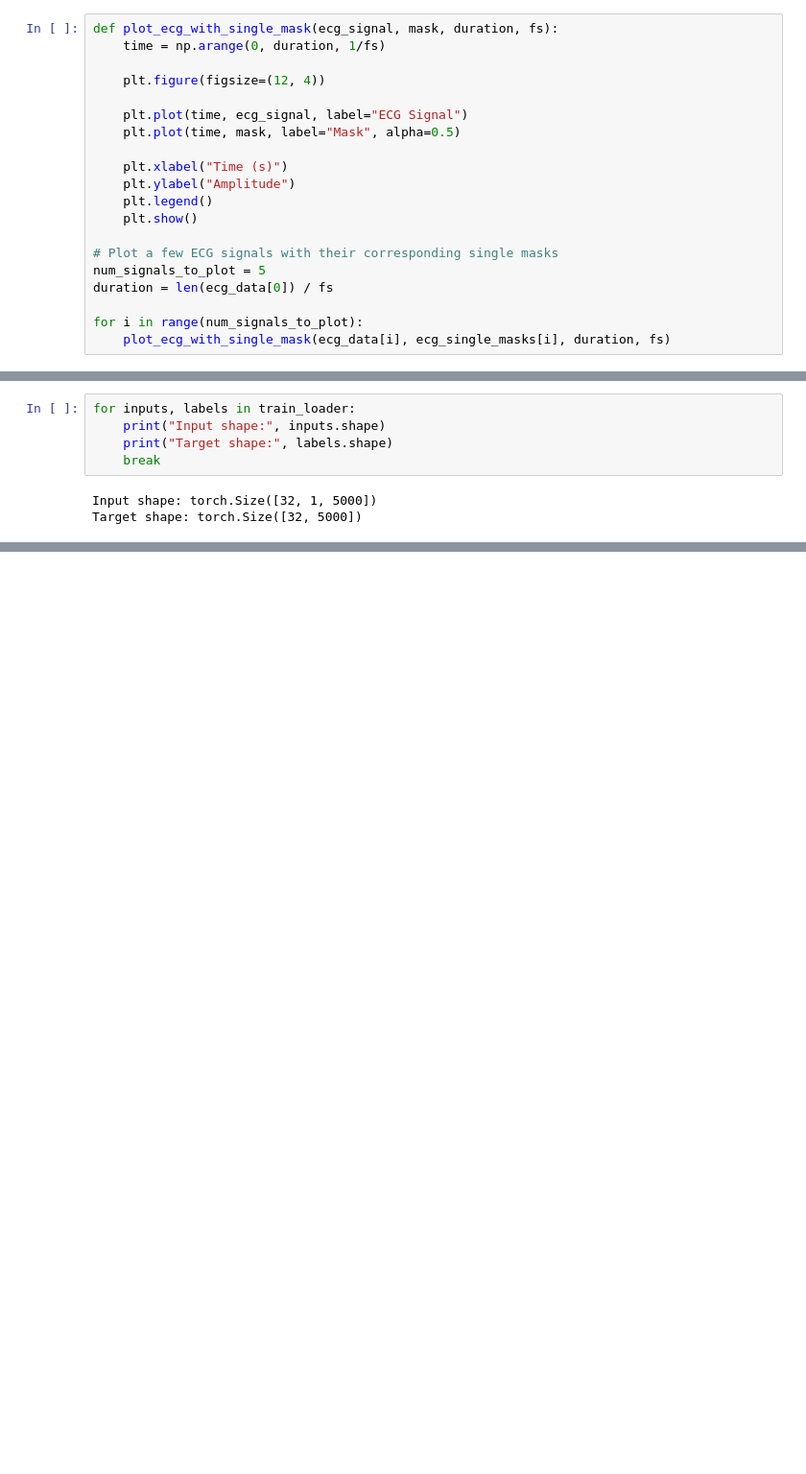
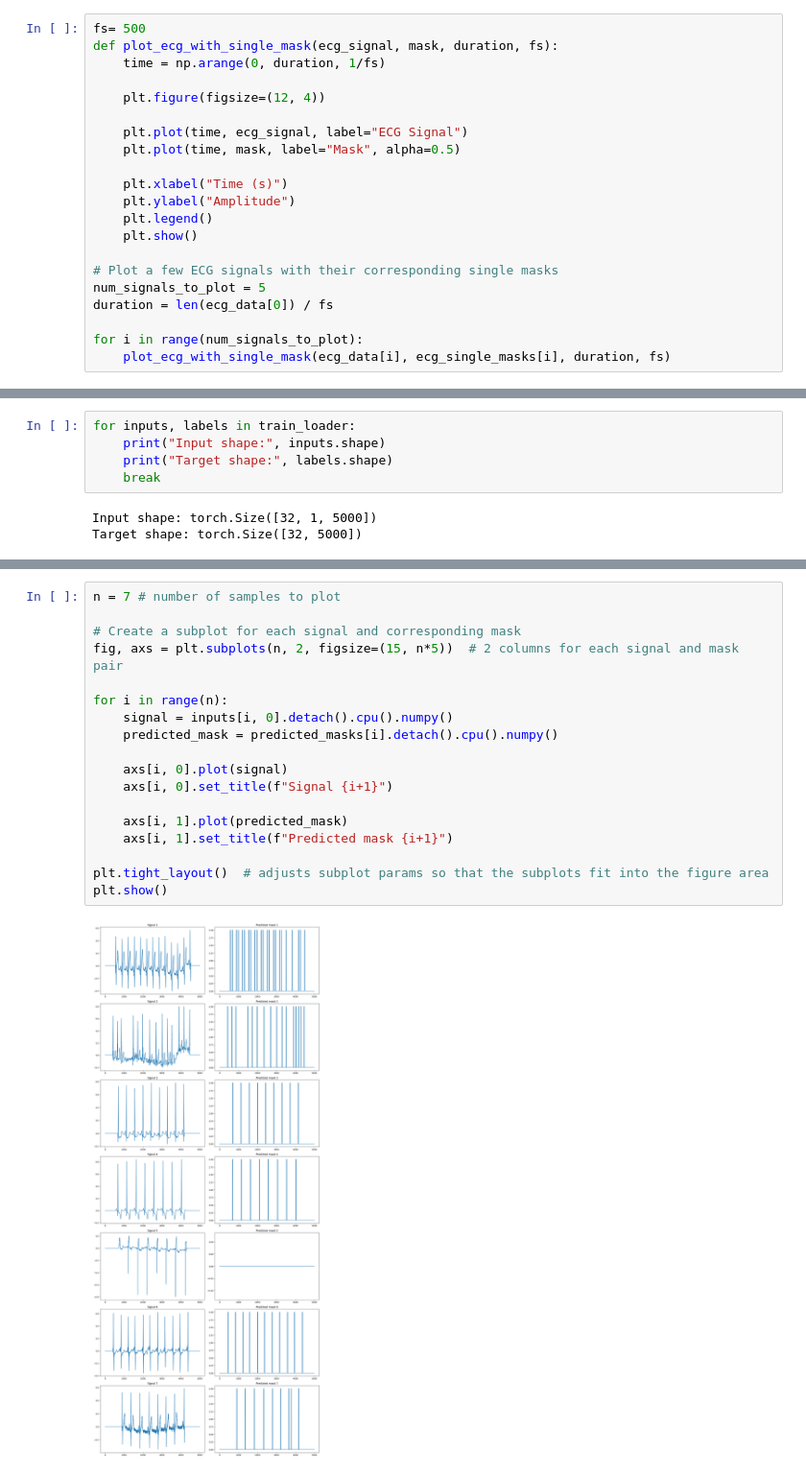
Before and after one commit to amanbs/ECG-Segmentation, a Jupyter notebook: Unet-LUDB.ipynb, the cells around one changed output, grey strips where cells are left out. Shown at 96% size. Cells and saved outputs as stored; diff of their text form; blank space fills up the shorter version.

```diff
--- a/Unet-LUDB.ipynb
+++ b/Unet-LUDB.ipynb
@@ -60,6 +58,7 @@ def create_single_mask(annotation, sig_len):
 
 ecg_single_masks = [create_single_mask(ann, len(sig)) for sig, ann in zip(ecg_data, ecg_annotations)]
 # %%
+fs= 500
 def plot_ecg_with_single_mask(ecg_signal, mask, duration, fs):
     time = np.arange(0, duration, 1/fs)
 
@@ -480,0 +524,20 @@ Predicted output: tensor([[ 1.7343,  2.3917,  2.4649,  ...,  2.2746,  1.9534,  1
+# %%
+n = 7 # number of samples to plot
+
+# Create a subplot for each signal and corresponding mask
+fig, axs = plt.subplots(n, 2, figsize=(15, n*5))  # 2 columns for each signal and mask pair
+
+for i in range(n):
+    signal = inputs[i, 0].detach().cpu().numpy()
+    predicted_mask = predicted_masks[i].detach().cpu().numpy()
+
+    axs[i, 0].plot(signal)
+    axs[i, 0].set_title(f"Signal {i+1}")
+
+    axs[i, 1].plot(predicted_mask)
+    axs[i, 1].set_title(f"Predicted mask {i+1}")
+
+plt.tight_layout()  # adjusts subplot params so that the subplots fit into the figure area
+plt.show()
+# %% [output]
+[figure, added]
```
Also changed, not shown: parts of 15 cells of this notebook, 1 other file.
